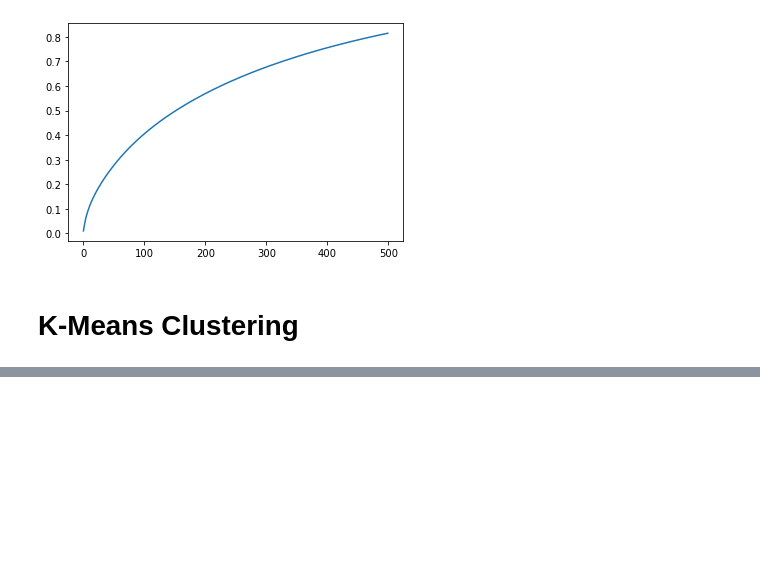
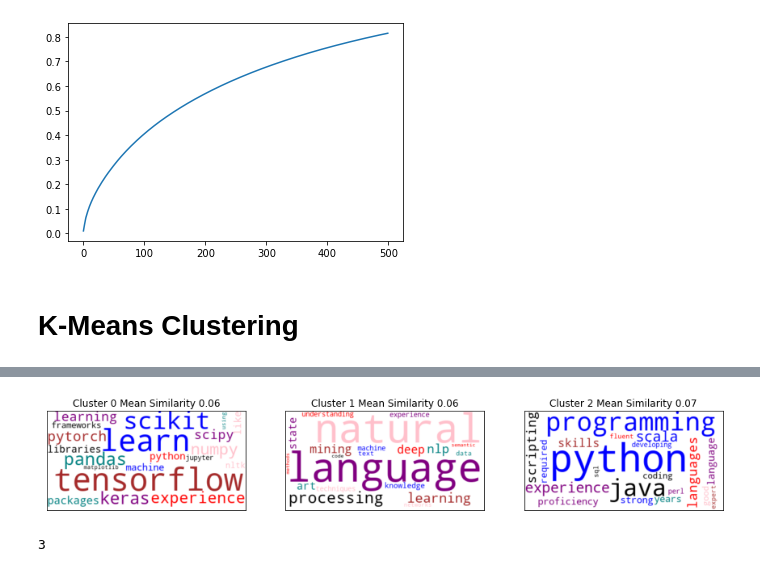
Before and after one commit to ambreen2006/nlp_job_postings, a Jupyter notebook: ML_Pipeline.ipynb, the cells around one changed output, grey strips where cells are left out. Drawn from its saved outputs; the diff is of its cells as text; code cells hidden in the pictures; blank space fills up the shorter version.

```diff
--- a/ML_Pipeline.ipynb
+++ b/ML_Pipeline.ipynb
@@ -455,0 +512,26 @@ print_requirements_in_cluster(14)
+# %%
+num_clusters = 0
+for index in sorted_indices:
+    if mean_similarities[index] >= 0.05:
+        num_clusters += 1
+# %%
+cols = 3
+rows = num_clusters // cols
+fig, axes = plt.subplots(rows, cols, figsize=(15, 12))
+axes = axes.flatten()
+i = 0
+
+for index in sorted_indices:
+    if mean_similarities[index] >= 0.05:
+        img = cluster_to_image(cluster_groups[index])
+        axes[i].imshow(img, interpolation='bilinear')
+        axes[i].set_title(f"Cluster {i} Mean Similarity {mean_similarities[index]:.2f}")
+        axes[i].set_xticks([])
+        axes[i].set_yticks([])
+        i += 1
+# %% [output]
+[figure, added]
+# %%
+num_clusters
+# %% [output]
+3
```
Also changed, not shown: parts of 34 cells of this notebook.
